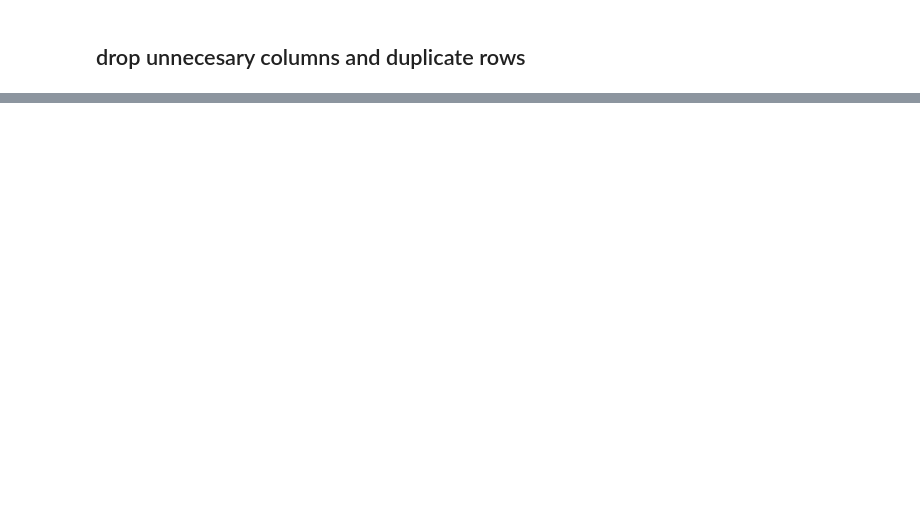
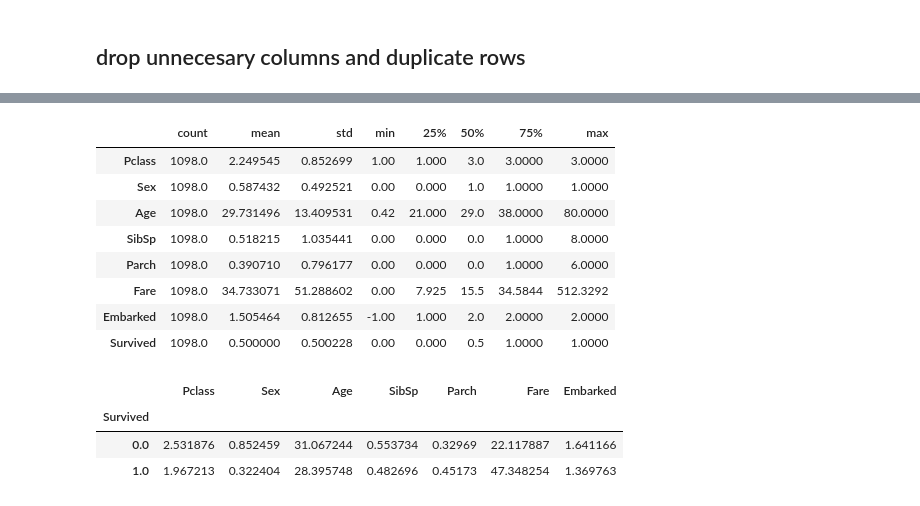
Before and after one commit to skhapijulhossen/machineLearning, a Jupyter notebook: TitanicDisaster-Survival/predictor.ipynb, the cells around one changed output, grey strips where cells are left out. Drawn from its saved outputs; the diff is of its cells as text; code cells hidden in the pictures; blank space fills up the shorter version.

```diff
--- a/TitanicDisaster-Survival/predictor.ipynb
+++ b/TitanicDisaster-Survival/predictor.ipynb
@@ -40,0 +216,3 @@ data
+# %%
+idf.columns = df.columns
+idf.head()
@@ -40,0 +261,3 @@ data
+# %%
+over_sampler = RandomOverSampler(random_state=42)
+features, survived = over_sampler.fit_resample(idf.drop(columns=['Survived']), idf.Survived)
@@ -40,0 +291,5 @@ data
+# %%
+features['Survived'] = survived
+# %%
+bdf = features
+bdf.head()
@@ -40,0 +303,19 @@ data
+# %%
+bdf.describe().T
+# %% [output]
+|  | count | mean | std | min | 25% | 50% | 75% | max |
+| Pclass | 1098.0 | 2.249545 | 0.852699 | 1.00 | 1.000 | 3.0 | 3.0000 | 3.0000 |
+| Sex | 1098.0 | 0.587432 | 0.492521 | 0.00 | 0.000 | 1.0 | 1.0000 | 1.0000 |
+| Age | 1098.0 | 29.731496 | 13.409531 | 0.42 | 21.000 | 29.0 | 38.0000 | 80.0000 |
+| SibSp | 1098.0 | 0.518215 | 1.035441 | 0.00 | 0.000 | 0.0 | 1.0000 | 8.0000 |
+| Parch | 1098.0 | 0.390710 | 0.796177 | 0.00 | 0.000 | 0.0 | 1.0000 | 6.0000 |
+| Fare | 1098.0 | 34.733071 | 51.288602 | 0.00 | 7.925 | 15.5 | 34.5844 | 512.3292 |
+| Embarked | 1098.0 | 1.505464 | 0.812655 | -1.00 | 1.000 | 2.0 | 2.0000 | 2.0000 |
+| Survived | 1098.0 | 0.500000 | 0.500228 | 0.00 | 0.000 | 0.5 | 1.0000 | 1.0000 |
+# %%
+bdf.groupby(by='Survived', ).mean()
+# %% [output]
+|  | Pclass | Sex | Age | SibSp | Parch | Fare | Embarked |
+| Survived |  |  |  |  |  |  |  |
+| 0.0 | 2.531876 | 0.852459 | 31.067244 | 0.553734 | 0.32969 | 22.117887 | 1.641166 |
+| 1.0 | 1.967213 | 0.322404 | 28.395748 | 0.482696 | 0.45173 | 47.348254 | 1.369763 |
```
Also changed, not shown: parts of 32 cells of this notebook, 10 other files.
